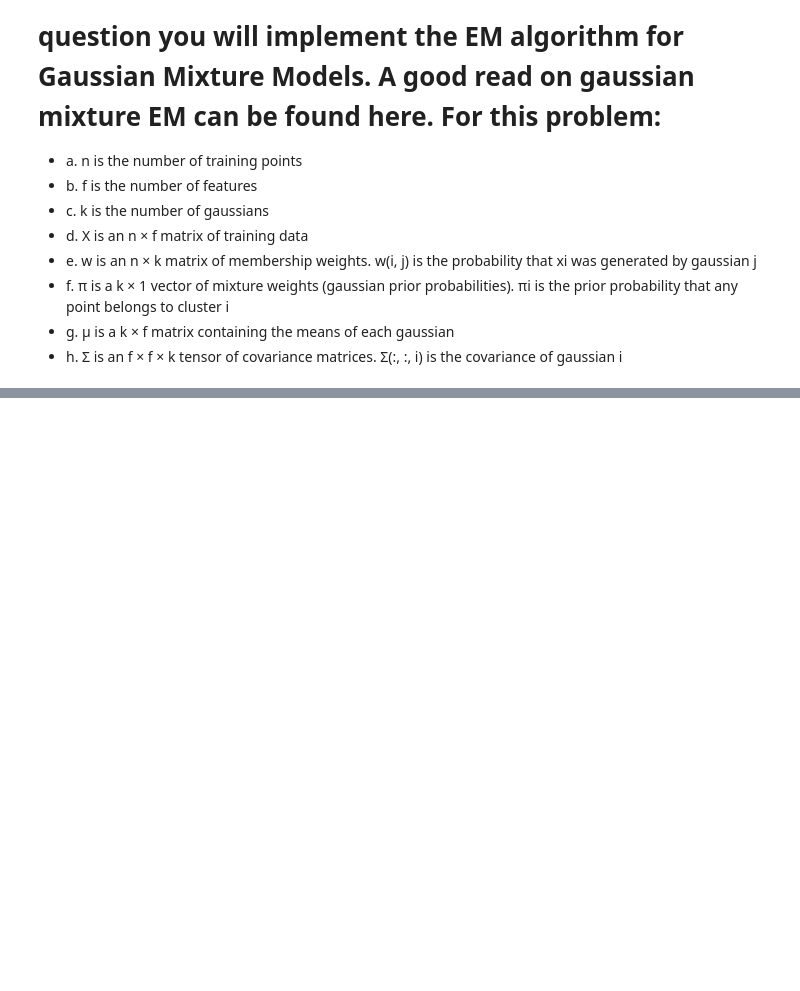
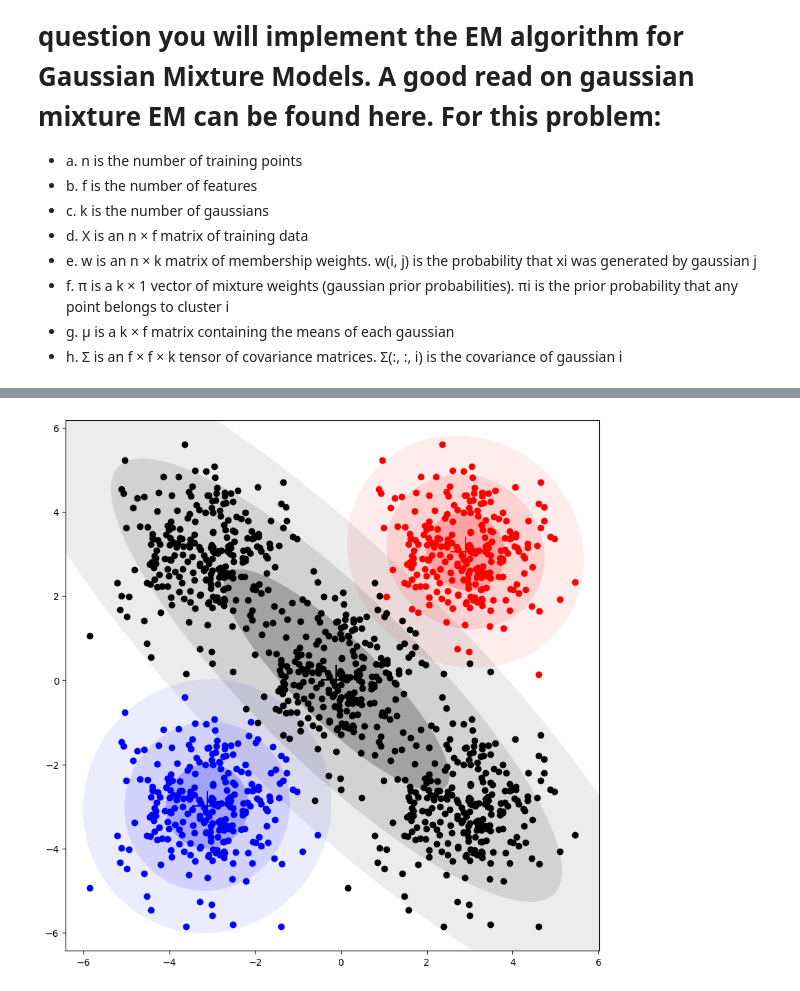
Before and after one commit to sanjeet-jain/cs-559, a Jupyter notebook: HW4/SANJEET_VINOD_JAIN_HW4_CS559_WS.ipynb, the cells around one changed output, grey strips where cells are left out. Saved outputs shown, nothing was run; the diff lists cells and outputs as text; code cells hidden in the pictures; blank space fills up the shorter version.

```diff
--- a/HW4/SANJEET_VINOD_JAIN_HW4_CS559_WS.ipynb
+++ b/HW4/SANJEET_VINOD_JAIN_HW4_CS559_WS.ipynb
@@ -80,30 +123,61 @@ def maximization_step(X, clusters):
 
     for k, cluster in enumerate(clusters):
         ## Fill in here
+        gamma_k = np.expand_dims(gamma_nk[:, k], 1)
+        N_k = np.sum(gamma_k, axis=0)
+
+        pi_k = N_k / N
+        mu_k = np.sum(gamma_k * X, axis=0) / N_k
+        cov_k = (gamma_k * (X - mu_k)).T @ (X - mu_k) / N_k
+
+        cluster['pi_k'] = pi_k
+        cluster['mu_k'] = mu_k
+        cluster['cov_k'] = cov_k
 # %%
 def get_likelihood(X, clusters):
     global gamma_nk, totals
     ## Complete the code
+    sample_likelihoods = np.log(totals)
+    return np.sum(sample_likelihoods), sample_likelihoods
 # %%
 def train_gmm(X, n_clusters, n_epochs):
     clusters = initialize_clusters(X, n_clusters)
     likelihoods = np.zeros((n_epochs, ))
     scores = np.zeros((X.shape[0], n_clusters))
     history = []
+    dim = X.shape[1]
 
     for i in range(n_epochs):
         clusters_snapshot = []
 
         ## Complete the code
+        for cluster in clusters:
+            clusters_snapshot.append({
+                'mu_k': cluster['mu_k'].copy(),
+                'cov_k': cluster['cov_k'].copy(),
+                'pi_k': cluster['pi_k']
+            })
+
+        history.append(clusters_snapshot)
+
+        expectation_step(X, clusters)
+        maximization_step(X, clusters)
+
+        # Extract all the means and covariances
+        means = np.array([cluster['mu_k'] for cluster in clusters])
+        covariances = np.array([cluster['cov_k'] for cluster in clusters])
+
+        likelihood, sample_likelihoods = get_likelihood(X, clusters)
+        likelihoods[i] = likelihood
 
 
-        print('Epoch: ', i + 1, 'Likelihood: ', likelihood)
+        print('Epoch: ', i + 1, ' Log Likelihood: ', np.log(-likelihood))
 
     scores = np.log(gamma_nk)
 
     return clusters, likelihoods, scores, sample_likelihoods, history
 # %%
 n_clusters = 3
-n_epochs = 50
+n_epochs = 100
 
-clusters, likelihoods, scores, sample_likelihoods, history = train_gmm(X, n_clusters, n_epochs)
+clusters, likelihoods, scores, sample_likelihoods, history = train_gmm(X_scaled, n_clusters, n_epochs)
@@ -109,0 +250,4 @@ clusters, likelihoods, scores, sample_likelihoods, history = train_gmm(X, n_clus
+# %%
+create_cluster_animation(X_scaled, history, scores)
+# %% [output]
+[figure, added]
```
Also changed, not shown: parts of 8 cells of this notebook, 1 other file.
